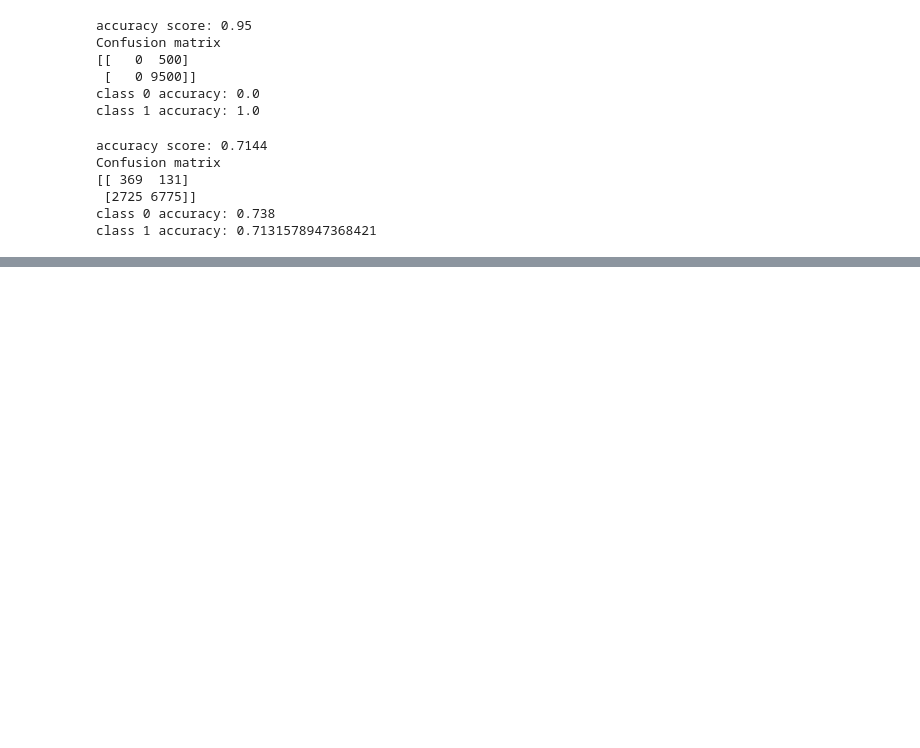
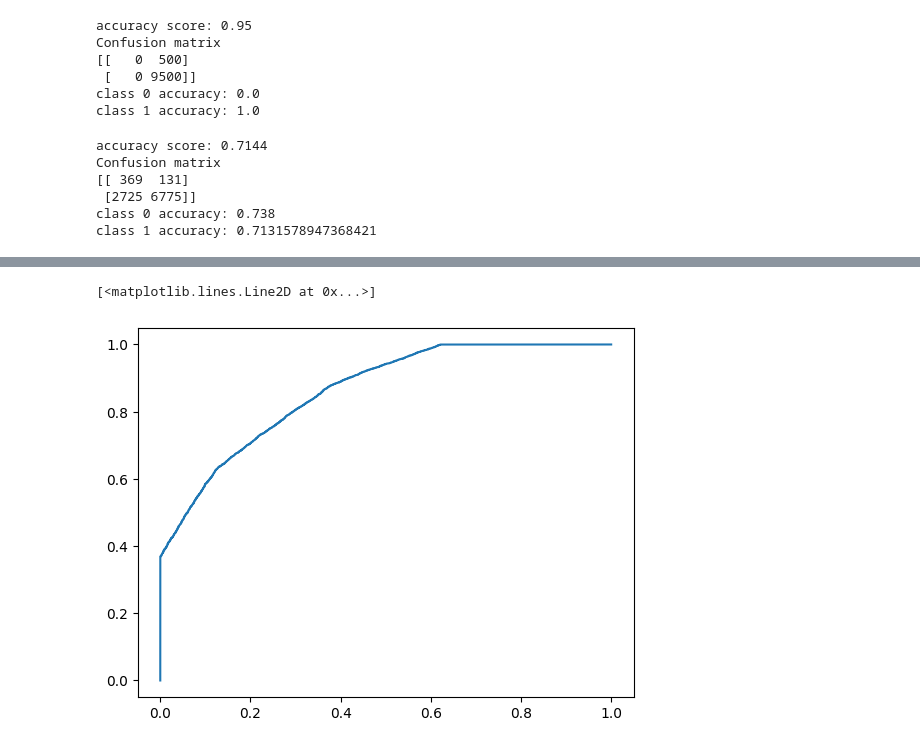
Before and after one commit to MSaberian/PyLearnDataScience, a Jupyter notebook: PyLearnMLIntroduction/MachineLearning.ipynb, the cells around one changed output, grey strips where cells are left out. Cells and saved outputs as stored; diff of their text form; code cells hidden in the pictures; blank space fills up the shorter version.

```diff
--- a/PyLearnMLIntroduction/MachineLearning.ipynb
+++ b/PyLearnMLIntroduction/MachineLearning.ipynb
@@ -930,0 +954,6 @@ model 2 AUC score: 0.8407250526315788
+# %%
+fpr, tpr, thresholds = roc_curve(y, y_prob_2)
+plt.plot(fpr, tpr)
+# %% [output]
+[<matplotlib.lines.Line2D at 0x...>]
+[figure, added]
```
Also changed, not shown: parts of 9 cells of this notebook.
